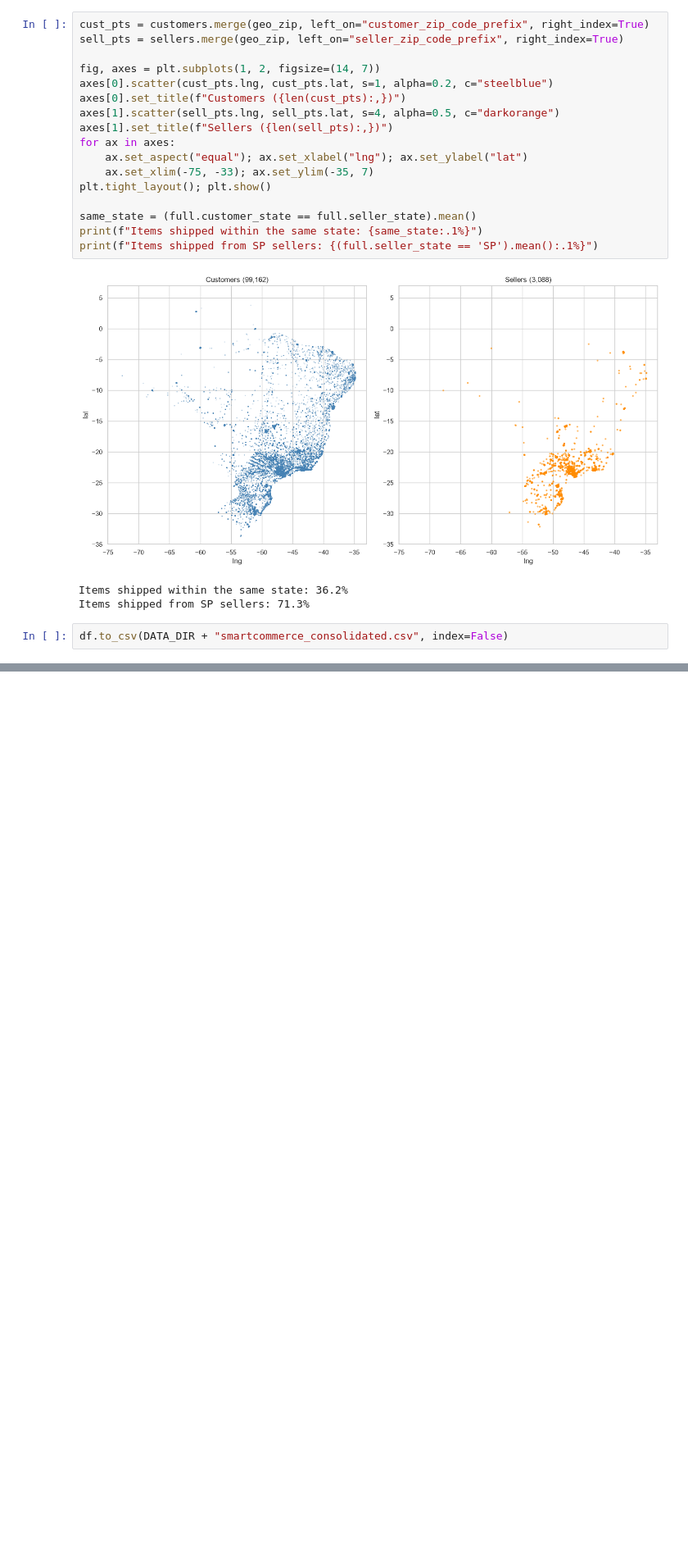
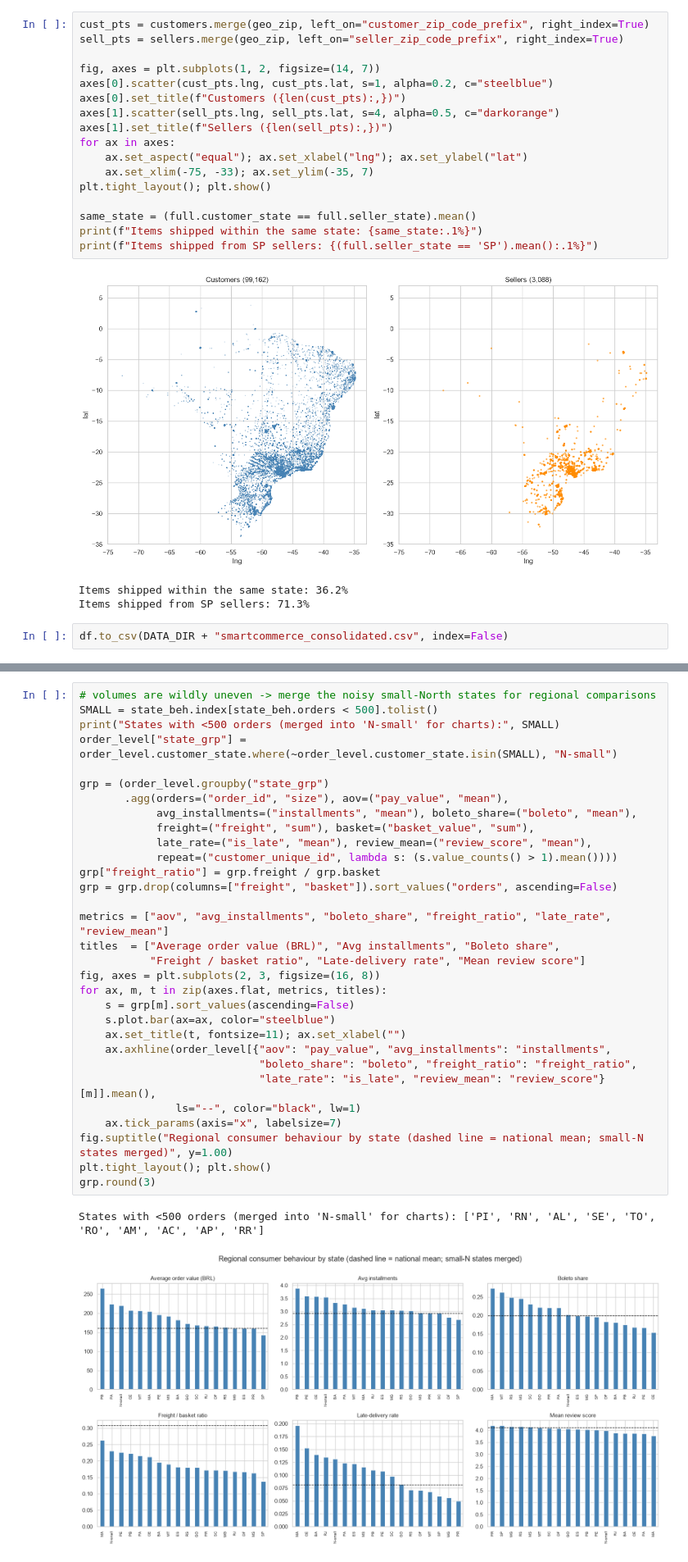
Before and after one commit to IT5006-Group9/IT5006-Group9-Olist-Project, a Jupyter notebook: notebooks/olist_eda.ipynb, the cells around one changed output, grey strips where cells are left out. Shown at 82% size. Saved outputs shown, nothing was run; the diff lists cells and outputs as text; blank space fills up the shorter version.

```diff
--- a/notebooks/olist_eda.ipynb
+++ b/notebooks/olist_eda.ipynb
@@ -986,0 +1147,34 @@ df.to_csv(DATA_DIR + "smartcommerce_consolidated.csv", index=False)
+# %%
+# volumes are wildly uneven -> merge the noisy small-North states for regional comparisons
+SMALL = state_beh.index[state_beh.orders < 500].tolist()
+print("States with <500 orders (merged into 'N-small' for charts):", SMALL)
+order_level["state_grp"] = order_level.customer_state.where(~order_level.customer_state.isin(SMALL), "N-small")
+
+grp = (order_level.groupby("state_grp")
+       .agg(orders=("order_id", "size"), aov=("pay_value", "mean"),
+            avg_installments=("installments", "mean"), boleto_share=("boleto", "mean"),
+            freight=("freight", "sum"), basket=("basket_value", "sum"),
+            late_rate=("is_late", "mean"), review_mean=("review_score", "mean"),
+            repeat=("customer_unique_id", lambda s: (s.value_counts() > 1).mean())))
+grp["freight_ratio"] = grp.freight / grp.basket
+grp = grp.drop(columns=["freight", "basket"]).sort_values("orders", ascending=False)
+
+metrics = ["aov", "avg_installments", "boleto_share", "freight_ratio", "late_rate", "review_mean"]
+titles  = ["Average order value (BRL)", "Avg installments", "Boleto share",
+           "Freight / basket ratio", "Late-delivery rate", "Mean review score"]
+fig, axes = plt.subplots(2, 3, figsize=(16, 8))
+for ax, m, t in zip(axes.flat, metrics, titles):
+    s = grp[m].sort_values(ascending=False)
+    s.plot.bar(ax=ax, color="steelblue")
+    ax.set_title(t, fontsize=11); ax.set_xlabel("")
+    ax.axhline(order_level[{"aov": "pay_value", "avg_installments": "installments",
+                            "boleto_share": "boleto", "freight_ratio": "freight_ratio",
+                            "late_rate": "is_late", "review_mean": "review_score"}[m]].mean(),
+               ls="--", color="black", lw=1)
+    ax.tick_params(axis="x", labelsize=7)
+fig.suptitle("Regional consumer behaviour by state (dashed line = national mean; small-N states merged)", y=1.00)
+plt.tight_layout(); plt.show()
+grp.round(3)
+# %% [output]
+States with <500 orders (merged into 'N-small' for charts): ['PI', 'RN', 'AL', 'SE', 'TO', 'RO', 'AM', 'AC', 'AP', 'RR']
+[figure, added]
```
Also changed, not shown: parts of 18 cells of this notebook.
